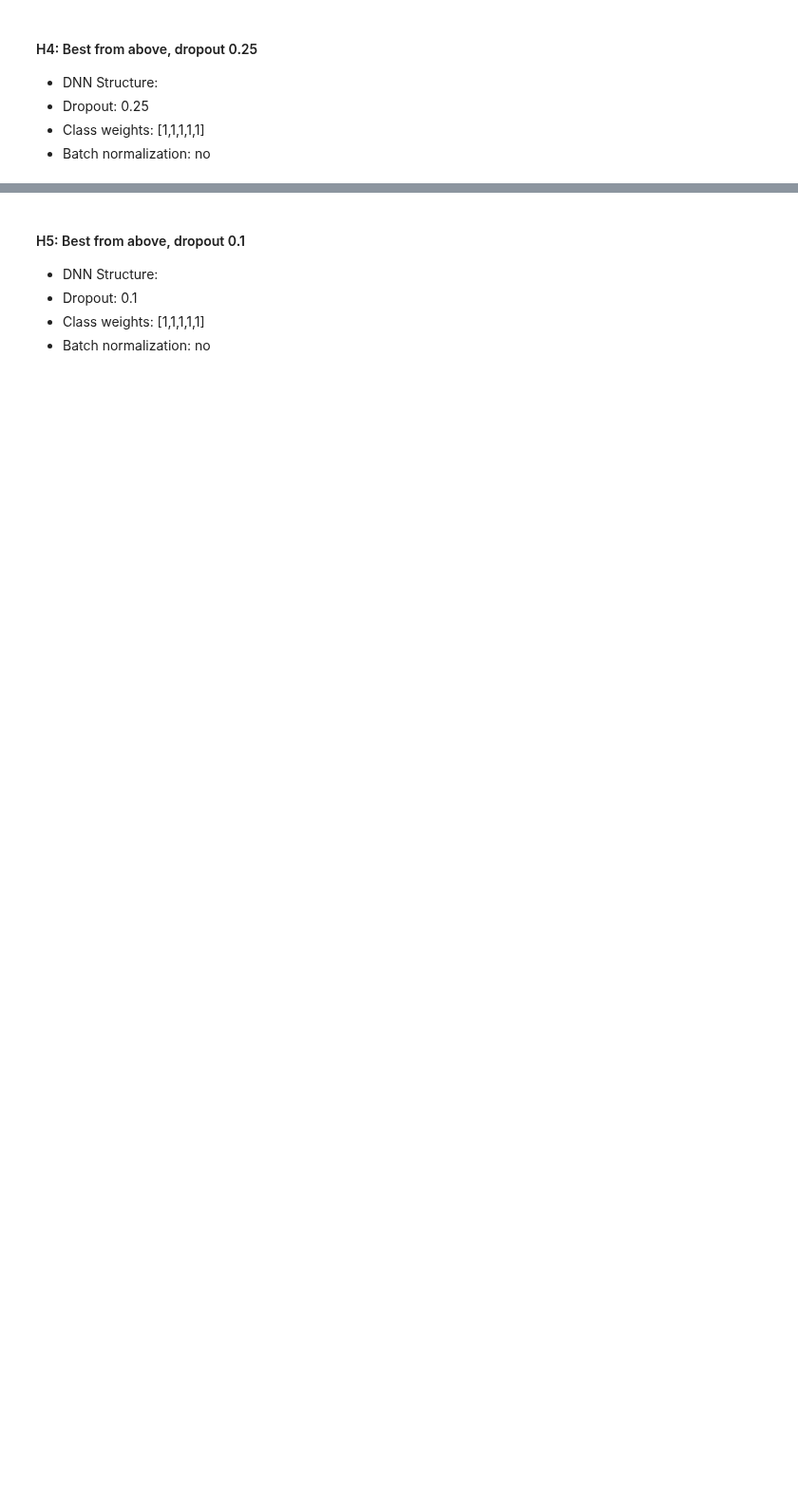
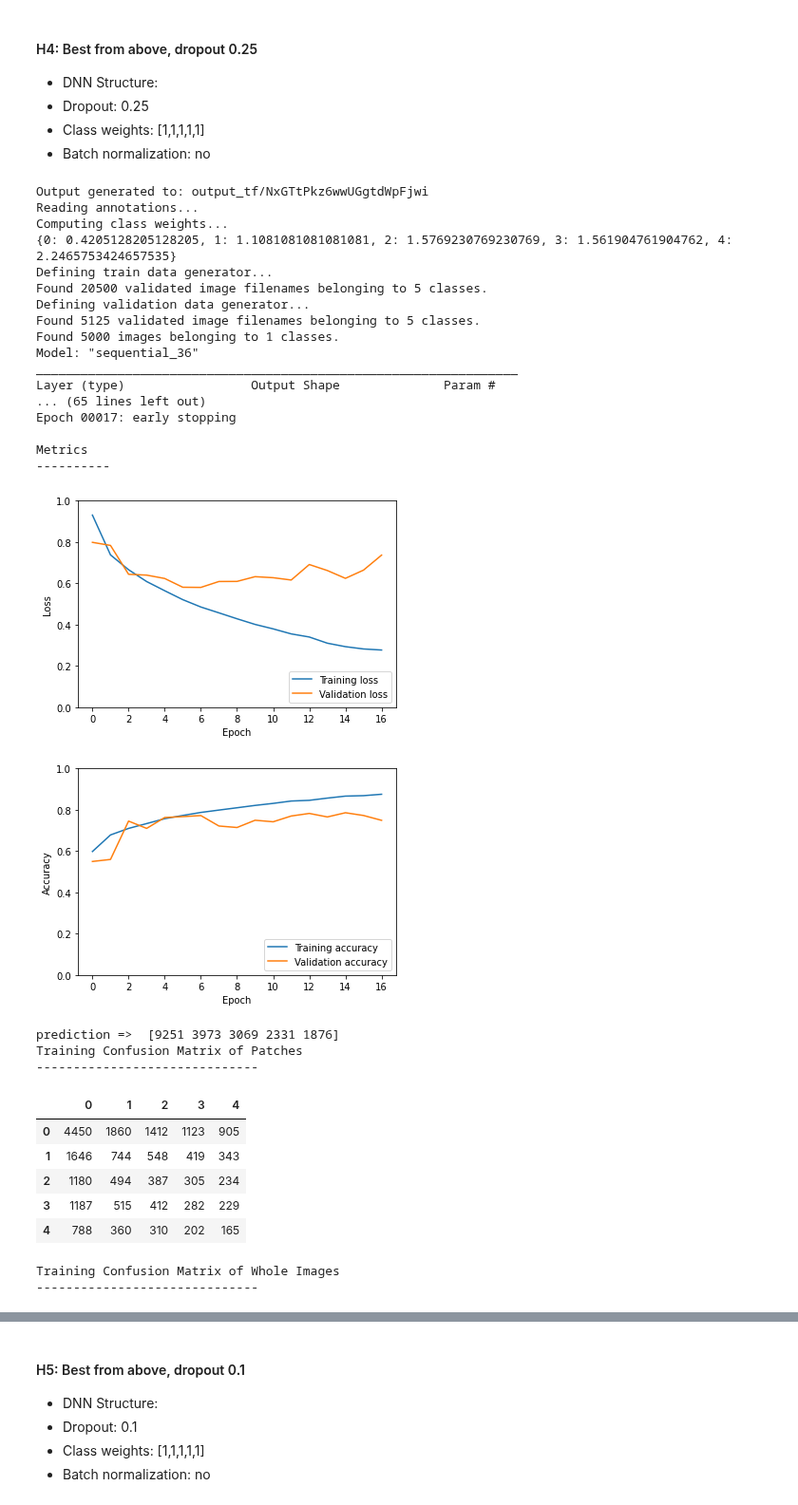
Before and after one commit to jmaness/csc591nn-projc1, a Jupyter notebook: c2_tf_c1.ipynb, the cells around one changed output, grey strips where cells are left out. Shown at 95% size. Saved outputs shown, nothing was run; the diff lists cells and outputs as text; code cells hidden in the pictures; blank space fills up the shorter version.

```diff
--- a/c2_tf_c1.ipynb
+++ b/c2_tf_c1.ipynb
@@ -810,5 +994,36 @@ run_trial("h3", model)
 * Class weights: [1,1,1,1,1]
 * Batch normalization: no
 # %%
-model = get_model(n1, n2, 0.25)
+model = get_model(2048, 256, 0.25)
 run_trial("h4", model)
+# %% [output]
+Output generated to: output_tf/NxGTtPkz6wwUGgtdWpFjwi
+Reading annotations...
+Computing class weights...
+{0: 0.4205128205128205, 1: 1.1081081081081081, 2: 1.5769230769230769, 3: 1.561904761904762, 4: 2.2465753424657535}
+Defining train data generator...
+Found 20500 validated image filenames belonging to 5 classes.
+Defining validation data generator...
+Found 5125 validated image filenames belonging to 5 classes.
+Found 5000 images belonging to 1 classes.
+Model: "sequential_36"
+_________________________________________________________________
+Layer (type)                 Output Shape              Param #
+... (65 lines left out)
+Epoch 00017: early stopping
+
+Metrics
+----------
+[figure, added]
+[figure, added]
+prediction =>  [9251 3973 3069 2331 1876]
+Training Confusion Matrix of Patches
+------------------------------
+|  | 0 | 1 | 2 | 3 | 4 |
+| 0 | 4450 | 1860 | 1412 | 1123 | 905 |
+| 1 | 1646 | 744 | 548 | 419 | 343 |
+| 2 | 1180 | 494 | 387 | 305 | 234 |
+| 3 | 1187 | 515 | 412 | 282 | 229 |
+| 4 | 788 | 360 | 310 | 202 | 165 |
+Training Confusion Matrix of Whole Images
+------------------------------
```
Also changed, not shown: parts of 9 cells of this notebook.
